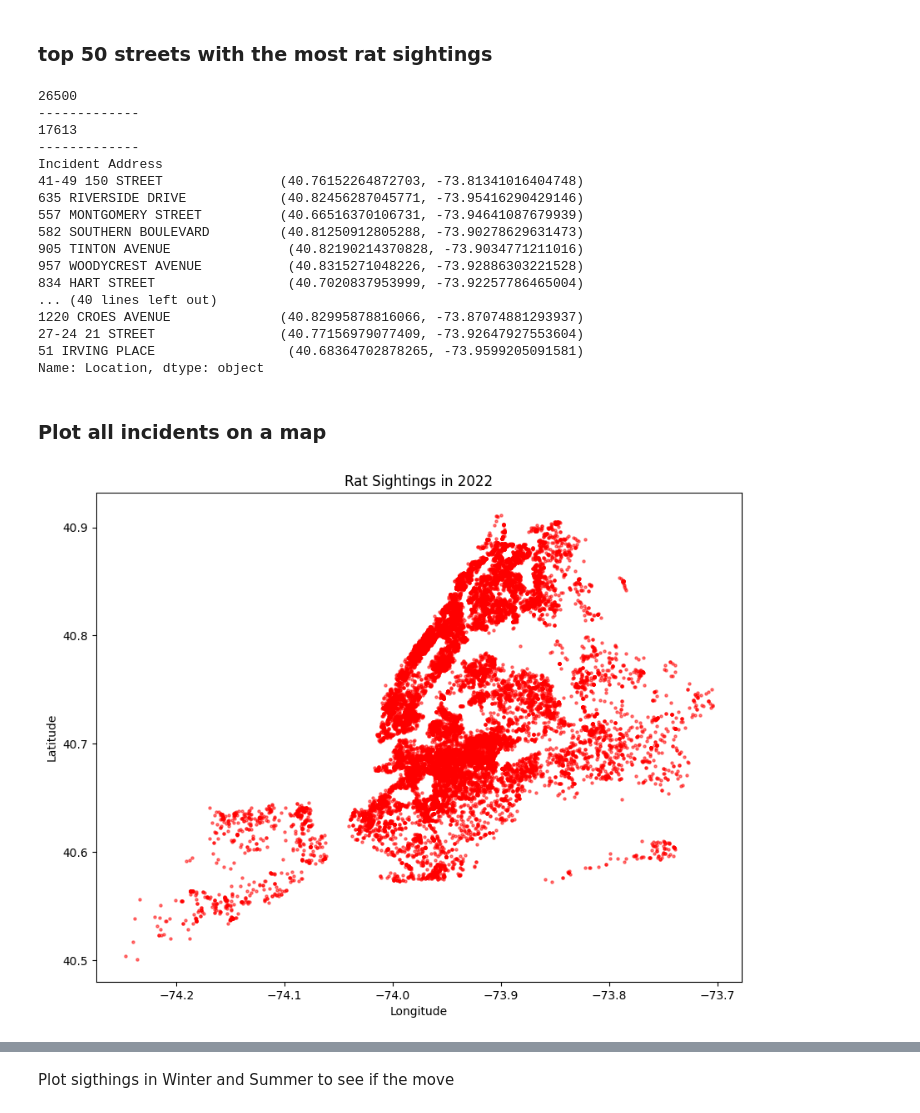
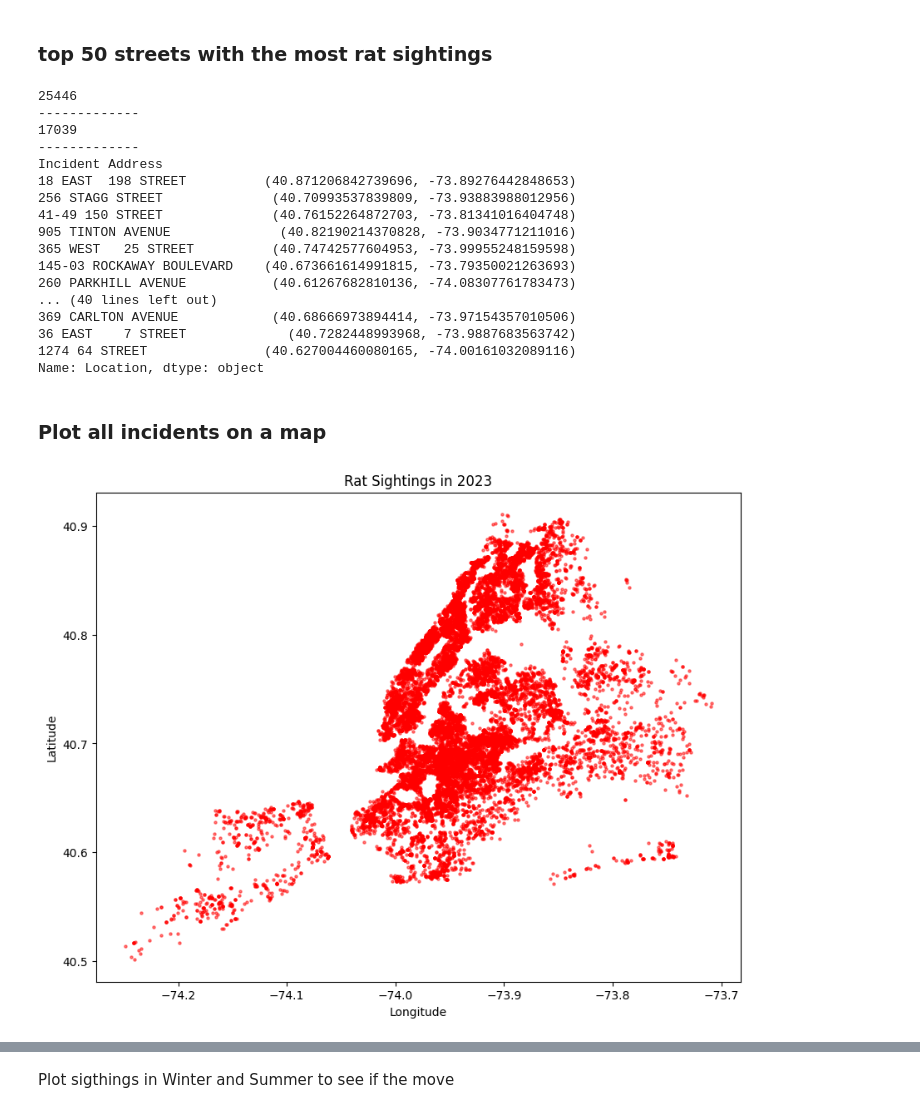
Before and after one commit to patvoe/rats-in-new-york-city, a Jupyter notebook: rats.ipynb, the cells around one changed output, grey strips where cells are left out. Drawn from its saved outputs; the diff is of its cells as text; code cells hidden in the pictures.

```diff
--- a/rats.ipynb
+++ b/rats.ipynb
@@ -535,47 +531,47 @@ borough_year_counts.to_csv('./data/borough_year_counts.csv')
 # %%
 
 df['Created Date'] = pd.to_datetime(df['Created Date'])
-df_2022 = df[df['year'].isin([2022])].copy()
+df_2023 = df[df['year'].isin([2023])].copy()
 
 #export to csv
-df_2022.to_csv('./data/rat_sightings_2022.csv')
+df_2023.to_csv('./data/rat_sightings_2023.csv')
 
-# count all entries in 2022
-df_2022_count = df_2022['Unique Key'].value_counts().shape[0]
-print(df_2022_count)
+# count all entries in 2023
+df_2023_count = df_2023['Unique Key'].value_counts().shape[0]
+print(df_2023_count)
 print("-------------")
 
-# summe rat sightings in 2022 by street
-top_streets_by_sightings = df_2022['Incident Address'].value_counts().shape[0]
+# summe rat sightings in 2023 by street
+top_streets_by_sightings = df_2023['Incident Address'].value_counts().shape[0]
 print(top_streets_by_sightings )
 print("-------------")
 
 
 
-# top 50 'Incident Address' entries in 2022, print out wiht column Location
-top_streets_by_sightings = df_2022['Incident Address'].value_counts().nlargest(50)
+# top 50 'Incident Address' entries in 2023, print out wiht column Location
+top_streets_by_sightings = df_2023['Incident Address'].value_counts().nlargest(50)
 
 # top_streets_by_sightings to every Incident Address i want the Location but dont remove counts
-top_streets_by_sightings = df_2022.groupby('Incident Address')['Location'].first().loc[top_streets_by_sightings.index]
+top_streets_by_sightings = df_2023.groupby('Incident Address')['Location'].first().loc[top_streets_by_sightings.index]
 
 print(top_streets_by_sightings)
 # %% [output]
-26500
+25446
 -------------
-17613
+17039
 -------------
 Incident Address
-41-49 150 STREET               (40.76152264872703, -73.81341016404748)
-635 RIVERSIDE DRIVE            (40.82456287045771, -73.95416290429146)
-557 MONTGOMERY STREET          (40.66516370106731, -73.94641087679939)
-582 SOUTHERN BOULEVARD         (40.81250912805288, -73.90278629631473)
-905 TINTON AVENUE               (40.82190214370828, -73.9034771211016)
-957 WOODYCREST AVENUE           (40.8315271048226, -73.92886303221528)
-834 HART STREET                 (40.7020837953999, -73.92257786465004)
+18 EAST  198 STREET          (40.871206842739696, -73.89276442848653)
+256 STAGG STREET              (40.70993537839809, -73.93883988012956)
+41-49 150 STREET              (40.76152264872703, -73.81341016404748)
+905 TINTON AVENUE              (40.82190214370828, -73.9034771211016)
+365 WEST   25 STREET          (40.74742577604953, -73.99955248159598)
+145-03 ROCKAWAY BOULEVARD    (40.673661614991815, -73.79350021263693)
+260 PARKHILL AVENUE           (40.61267682810136, -74.08307761783473)
 ... (40 lines left out)
-1220 CROES AVENUE              (40.82995878816066, -73.87074881293937)
-27-24 21 STREET                (40.77156979077409, -73.92647927553604)
-51 IRVING PLACE                 (40.68364702878265, -73.9599205091581)
+369 CARLTON AVENUE            (40.68666973894414, -73.97154357010506)
+36 EAST    7 STREET             (40.7282448993968, -73.9887683563742)
+1274 64 STREET               (40.627004460080165, -74.00161032089116)
 Name: Location, dtype: object
 # %% [markdown]
 ### Plot all incidents on a map
@@ -590,47 +586,47 @@ csv_path = './data/Rat_Sightings_20240701.csv'  # Ensure the file is in the corr
 df = pd.read_csv(csv_path, low_memory=False)
 
 # Ensure the 'Created Date' column is in datetime format
 df['Created Date'] = pd.to_datetime(df['Created Date'], errors='coerce')
 
 # Extract year from 'Created Date' and create a new 'year' column
 df['year'] = df['Created Date'].dt.year
 
-# Filter for rat sightings from 2022
-df_2022 = df[df['year'].isin([2022])].copy()
+# Filter for rat sightings from 2023
+df_2023 = df[df['year'].isin([2023])].copy()
 
 # Define the column names for latitude and longitude
 latitude_col = 'Latitude'
 longitude_col = 'Longitude'
 
 # Check if 'geometry' column exists, if not create it
-if 'geometry' not in df_2022.columns:
+if 'geometry' not in df_2023.columns:
     # Ensure 'Latitude' and 'Longitude' columns exist
-    if latitude_col in df_2022.columns and longitude_col in df_2022.columns:
+    if latitude_col in df_2023.columns and longitude_col in df_2023.columns:
         # Create 'geometry' column from 'Latitude' and 'Longitude'
-        df_2022['geometry'] = [Point(xy) for xy in zip(df_2022[longitude_col], df_2022[latitude_col])]
-        gdf_2022 = gpd.GeoDataFrame(df_2022, geometry='geometry')
+        df_2023['geometry'] = [Point(xy) for xy in zip(df_2023[longitude_col], df_2023[latitude_col])]
+        gdf_2023 = gpd.GeoDataFrame(df_2023, geometry='geometry')
         # Save the GeoDataFrame as a GeoJSON file
-        geojson_path = './rat_sightings_2022.geojson'  # Ensure this path is correct and writable
-        gdf_2022.to_file(geojson_path, driver='GeoJSON')
+        geojson_path = './rat_sightings_2023.geojson'  # Ensure this path is correct and writable
+        gdf_2023.to_file(geojson_path, driver='GeoJSON')
     else:
         print("Latitude and longitude columns are missing.")
 else:
-    gdf_2022 = gpd.GeoDataFrame(df_2022, geometry='geometry')
+    gdf_2023 = gpd.GeoDataFrame(df_2023, geometry='geometry')
     # Save the GeoDataFrame as a GeoJSON file
-    geojson_path = './rat_sightings_2022.geojson'  # Ensure this path is correct and writable
-    gdf_2022.to_file(geojson_path, driver='GeoJSON')
+    geojson_path = './rat_sightings_2023.geojson'  # Ensure this path is correct and writable
+    gdf_2023.to_file(geojson_path, driver='GeoJSON')
 
 # print(f'GeoJSON file saved to: {geojson_path}')
 
 # Plot the data on a map
 fig, ax = plt.subplots(1, 1, figsize=(10, 10))
-base = gdf_2022.plot(ax=ax, color='red', markersize=5, alpha=0.5)
-plt.title('Rat Sightings in 2022')
+base = gdf_2023.plot(ax=ax, color='red', markersize=5, alpha=0.5)
+plt.title('Rat Sightings in 2023')
 plt.xlabel('Longitude')
 plt.ylabel('Latitude')
 plt.show()
 # %% [output]
-[figure, old version]
+[figure, new version]
 # %%
 import pandas as pd
 import geopandas as gpd
```
Also changed, not shown: parts of 16 cells of this notebook, 29 other files.
